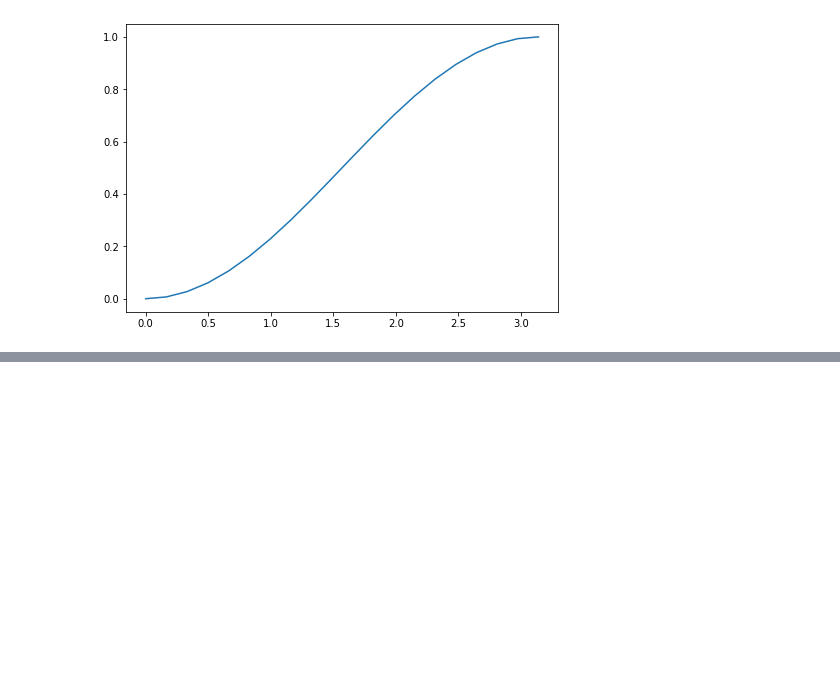
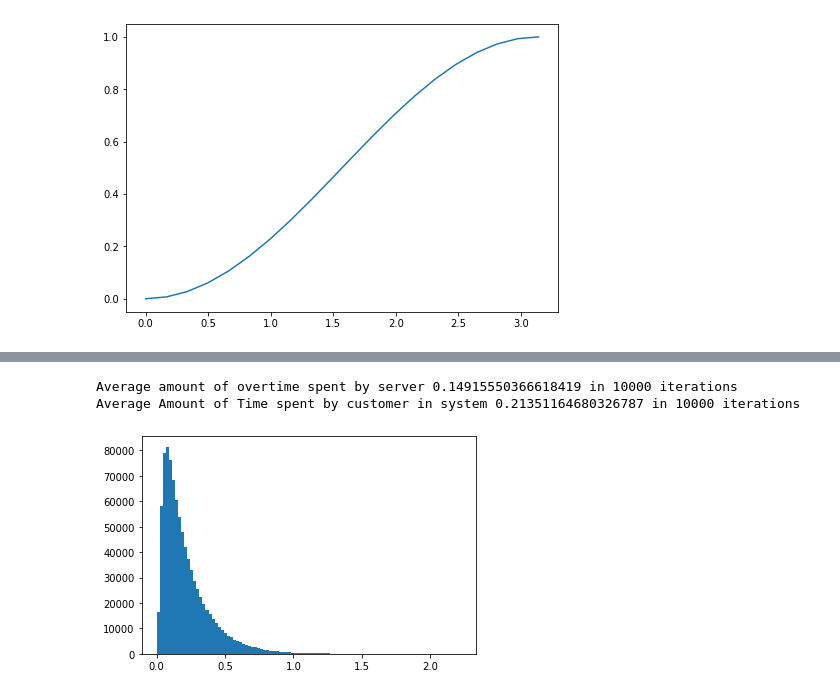
Before and after one commit to pdavegit/simulation, a Jupyter notebook: ch7/simulation-2.ipynb, the cells around one changed output, grey strips where cells are left out. Saved outputs shown, nothing was run; the diff lists cells and outputs as text; code cells hidden in the pictures; blank space fills up the shorter version.

```diff
--- a/ch7/simulation-2.ipynb
+++ b/ch7/simulation-2.ipynb
@@ -147,7 +193,8 @@ def event_plot(list_t, list_n, title, xlabel, ylabel, color):
 # %%
 def service_time():
     # return np.random.uniform()*20.0/60.0
-    return gen_var(1)[0]/60.0
+    #return gen_var(1)[0]/60.0
+    return sample_poly()
 # %%
 def single_server(lamb):
     Y = 1
@@ -157,7 +204,7 @@ def single_server(lamb):
     Event_Time = []
     Y_Array = []
     t, NA, ND = 0, 0, 0
-    T = 100
+    T = 9
     n = 0
     T0 = Ts(0, lamb, lambt)
     tA = T0
@@ -216,14 +271,20 @@ def single_server(lamb):
 # %%
 total_arrivals = []
-for i in range(1):
-    (A, D, N, Event_Time, Tp, Y_Array) = single_server(35)
+total_cust_time = np.array([])
+overtime_array = []
+nrun = 100
+nrun = 10000
+for i in range(nrun):
+    (A, D, N, Event_Time, Tp, Y_Array) = single_server(10)
     if len(Event_Time) != len(N):
         raise "Error - Expected both arrays to be same length"
-    event_plot(A, np.arange(len(A)) + 1, "Arrivals", "t", "A", 'C1o')
-    event_plot(D, np.arange(len(A)) + 1, "Departures", "t", "D", 'C2o')
-    event_plot(Event_Time, N, "State", "t", "n", 'C3o')
-    fig = plt.figure()
-    plt.hist(Y_Array, bins=100)
-    print(Tp)
+    if False:
+        event_plot(A, np.arange(len(A)) + 1, "Arrivals", "t", "A", 'C1o')
+        event_plot(D, np.arange(len(A)) + 1, "Departures", "t", "D", 'C2o')
+        event_plot(Event_Time, N, "State", "t", "n", 'C3o')
+        fig = plt.figure()
+        plt.hist(Y_Array, bins=100)
+    overtime_array.append(Tp)
+    Cust_Time = np.array(D) - np.array(A)
+    total_cust_time = np.concatenate((total_cust_time, Cust_Time), axis=None)
     total_arrivals.append(len(A))
-print(np.mean(total_arrivals))
@@ -236,0 +291,13 @@ print(np.mean(total_arrivals))
+# %%
+fig = plt.figure
+plt.hist(total_cust_time, bins=100)
+print("Average amount of overtime spent by server",
+      np.mean(overtime_array),
+     "in", nrun, "iterations")
+print("Average Amount of Time spent by customer in system",
+      np.mean(total_cust_time),
+     "in", nrun, "iterations")
+# %% [output]
+Average amount of overtime spent by server 0.14915550366618419 in 10000 iterations
+Average Amount of Time spent by customer in system 0.21351164680326787 in 10000 iterations
+[figure, added]
```
Also changed, not shown: parts of 9 cells of this notebook.
